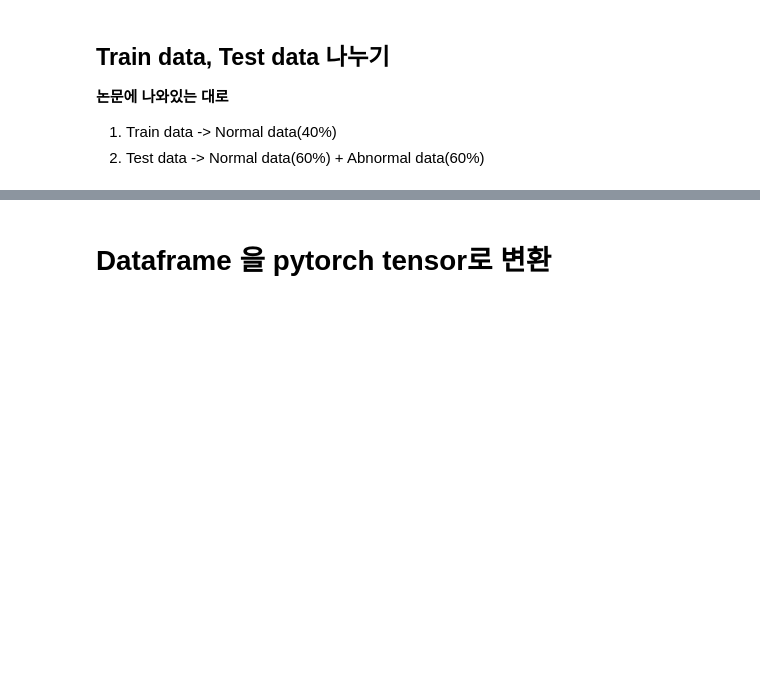
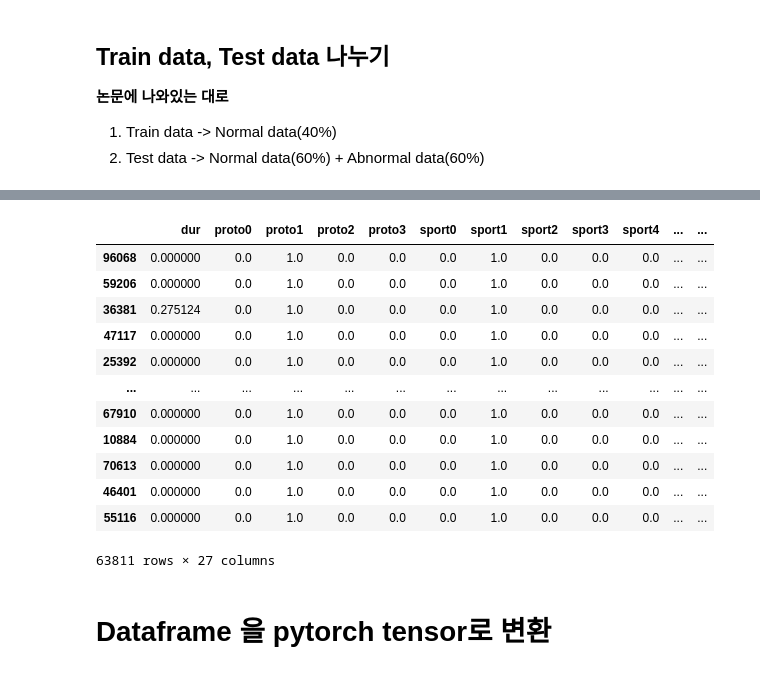
Before and after one commit to Albatross3/CapstoneDesign_DataAnalysis, a Jupyter notebook: CTU-13(10)_Analysis.ipynb, the cells around one changed output, grey strips where cells are left out. Drawn from its saved outputs; the diff is of its cells as text; code cells hidden in the pictures; blank space fills up the shorter version.

```diff
--- a/CTU-13(10)_Analysis.ipynb
+++ b/CTU-13(10)_Analysis.ipynb
@@ -79,6 +95,22 @@ train_normal,test_normal=train_test_split(normal_dataset, test_size=0.6, random_
 # 비정상 dataset에서 random 으로 60% 추출
 test_abnormal = abnormal_dataset.sample(frac=0.6)
 test_abnormal = test_abnormal.drop(['target'],axis=1) # 'target' feature drop
+# %%
+test_abnormal
+# %% [output]
+|  | dur | proto0 | proto1 | proto2 | proto3 | sport0 | sport1 | sport2 | sport3 | sport4 | ... | ... |
+| 96068 | 0.000000 | 0.0 | 1.0 | 0.0 | 0.0 | 0.0 | 1.0 | 0.0 | 0.0 | 0.0 | ... | ... |
+| 59206 | 0.000000 | 0.0 | 1.0 | 0.0 | 0.0 | 0.0 | 1.0 | 0.0 | 0.0 | 0.0 | ... | ... |
+| 36381 | 0.275124 | 0.0 | 1.0 | 0.0 | 0.0 | 0.0 | 1.0 | 0.0 | 0.0 | 0.0 | ... | ... |
+| 47117 | 0.000000 | 0.0 | 1.0 | 0.0 | 0.0 | 0.0 | 1.0 | 0.0 | 0.0 | 0.0 | ... | ... |
+| 25392 | 0.000000 | 0.0 | 1.0 | 0.0 | 0.0 | 0.0 | 1.0 | 0.0 | 0.0 | 0.0 | ... | ... |
+| ... | ... | ... | ... | ... | ... | ... | ... | ... | ... | ... | ... | ... |
+| 67910 | 0.000000 | 0.0 | 1.0 | 0.0 | 0.0 | 0.0 | 1.0 | 0.0 | 0.0 | 0.0 | ... | ... |
+| 10884 | 0.000000 | 0.0 | 1.0 | 0.0 | 0.0 | 0.0 | 1.0 | 0.0 | 0.0 | 0.0 | ... | ... |
+| 70613 | 0.000000 | 0.0 | 1.0 | 0.0 | 0.0 | 0.0 | 1.0 | 0.0 | 0.0 | 0.0 | ... | ... |
+| 46401 | 0.000000 | 0.0 | 1.0 | 0.0 | 0.0 | 0.0 | 1.0 | 0.0 | 0.0 | 0.0 | ... | ... |
+| 55116 | 0.000000 | 0.0 | 1.0 | 0.0 | 0.0 | 0.0 | 1.0 | 0.0 | 0.0 | 0.0 | ... | ... |
+63811 rows × 27 columns
 # %% [markdown]
 # Dataframe 을 pytorch tensor로 변환
 # %%
```
Also changed, not shown: parts of 15 cells of this notebook, 5 other files.
